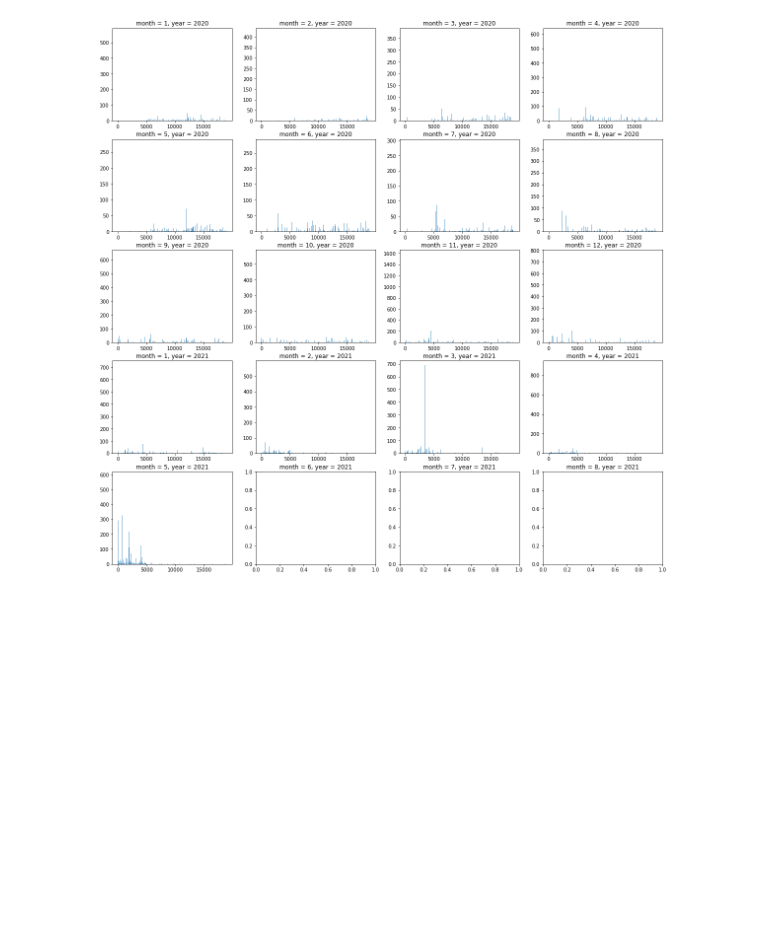
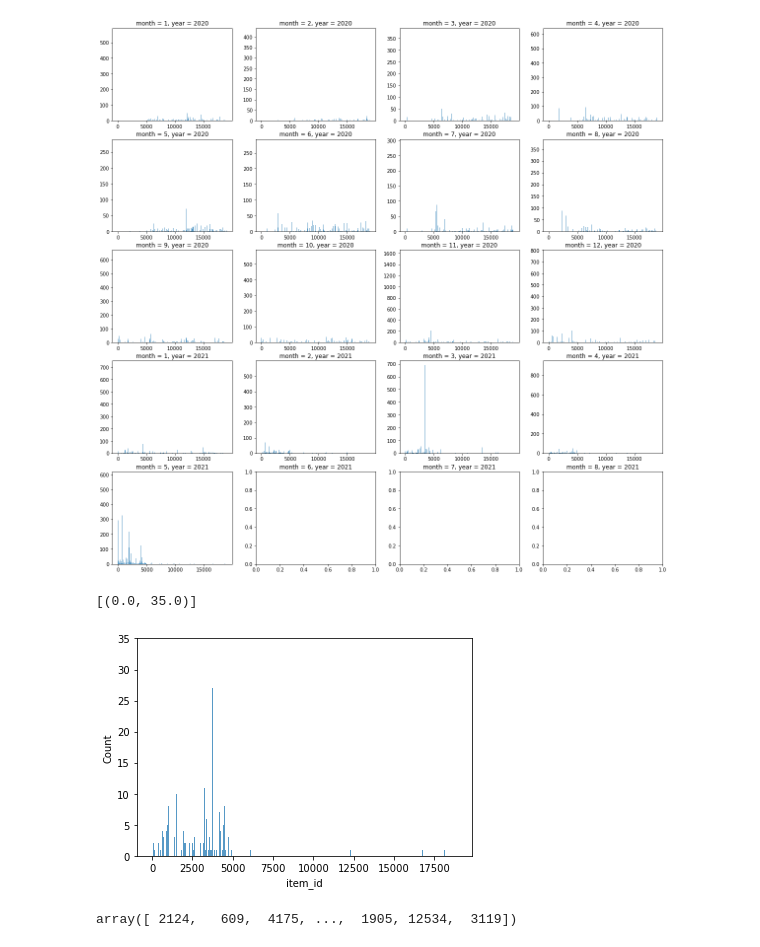
Before and after one commit to pm390/recsys2022, a Jupyter notebook: data_analysis/item_analysis_mattia.ipynb, the cells around one changed output. Drawn from its saved outputs; the diff is of its cells as text; code cells hidden in the pictures; blank space fills up the shorter version.

```diff
--- a/data_analysis/item_analysis_mattia.ipynb
+++ b/data_analysis/item_analysis_mattia.ipynb
@@ -107,3 +107,16 @@ for i, ax in enumerate(fig.axes):
     month += 1
 # %% [output]
 [figure]
+# %%
+# Check product bought on the first of march 2021
+
+plot_data = purchases_mapped[(purchases_mapped['month'] == 3) & (purchases_mapped['year'] == 2021) & (purchases_mapped['day'] == 1)]
+hist = sns.histplot(data = plot_data['item_id'], discrete=True)
+hist.set(ylim=(0, 35))
+# %% [output]
+[(0.0, 35.0)]
+[figure, added]
+# %%
+purchases_mapped[(purchases_mapped['month'] == 3) & (purchases_mapped['year'] == 2021) & (purchases_mapped['day'] == 1)]['item_id'].unique()
+# %% [output]
+array([ 2124,   609,  4175, ...,  1905, 12534,  3119])
```
Also changed, not shown: parts of 1 cell of this notebook.
